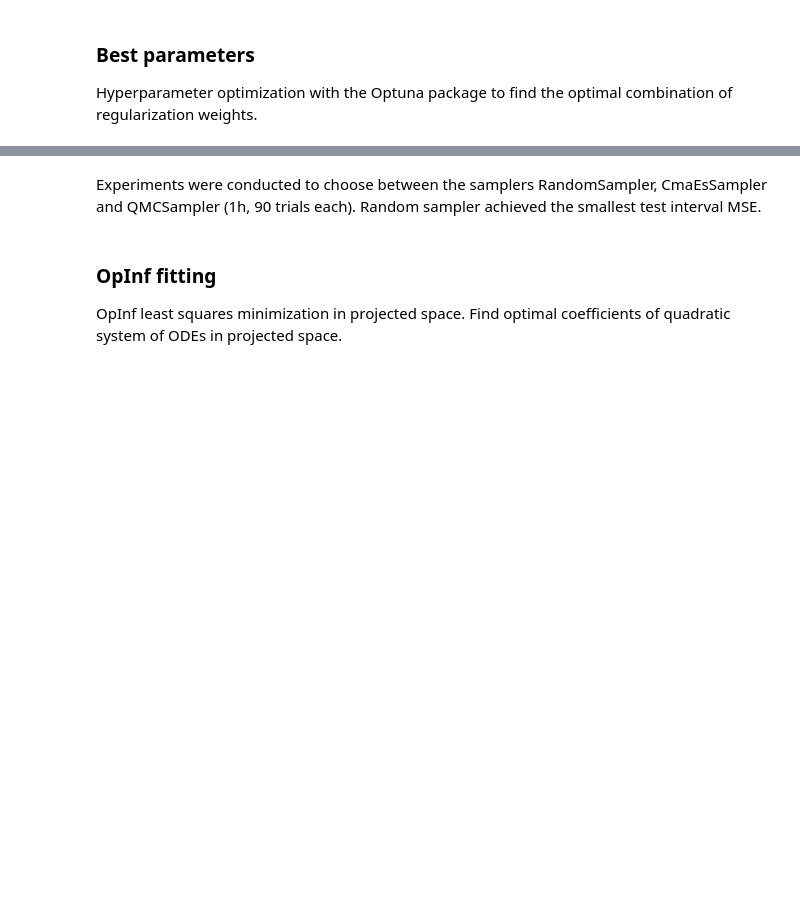
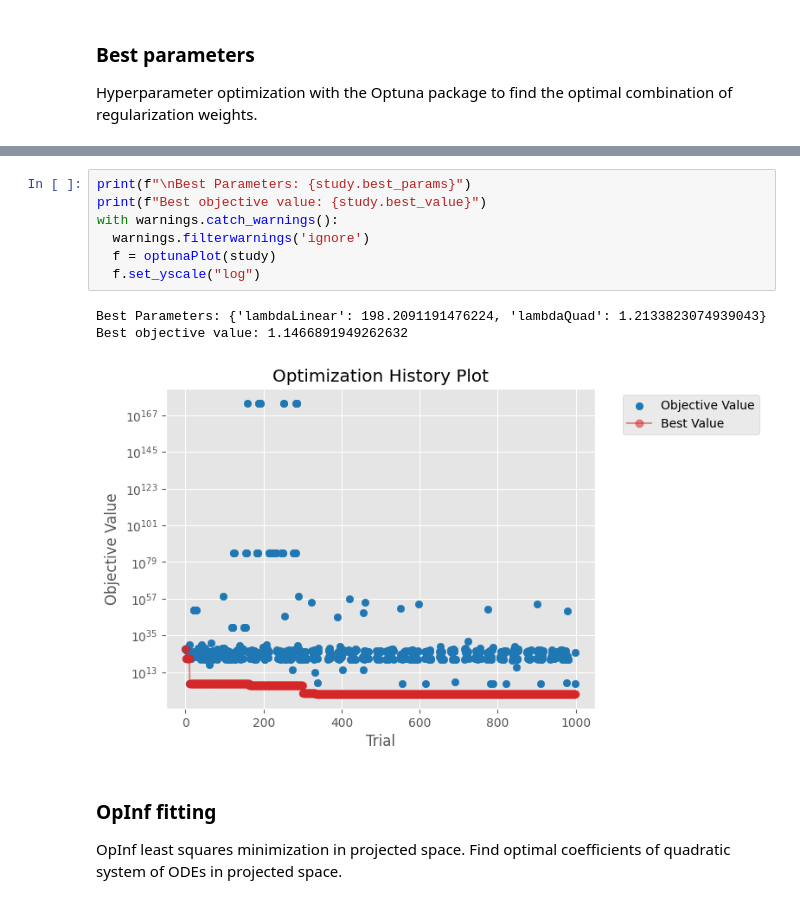
Before and after one commit to LucasMSpereira/acousticPINNs, a Jupyter notebook: python/OpInf.ipynb, the cells around one changed output, grey strips where cells are left out. Saved outputs shown, nothing was run; the diff lists cells and outputs as text; blank space fills up the shorter version.

```diff
--- a/python/OpInf.ipynb
+++ b/python/OpInf.ipynb
@@ -287,5 +195,14 @@ Fitting process concluded.
-# %% [markdown]
-Experiments were conducted to choose between the samplers RandomSampler, CmaEsSampler and QMCSampler (1h, 90 trials each). Random sampler achieved the smallest test interval MSE.
+# %%
+print(f"\nBest Parameters: {study.best_params}")
+print(f"Best objective value: {study.best_value}")
+with warnings.catch_warnings():
+  warnings.filterwarnings('ignore')
+  f = optunaPlot(study)
+  f.set_yscale("log")
+# %% [output]
+Best Parameters: {'lambdaLinear': 198.2091191476224, 'lambdaQuad': 1.2133823074939043}
+Best objective value: 1.1466891949262632
+[figure, added]
 # %% [markdown]
 ### OpInf fitting
 OpInf least squares minimization in projected space. Find optimal coefficients of quadratic system of ODEs in projected space.
```
Also changed, not shown: parts of 13 cells of this notebook.
